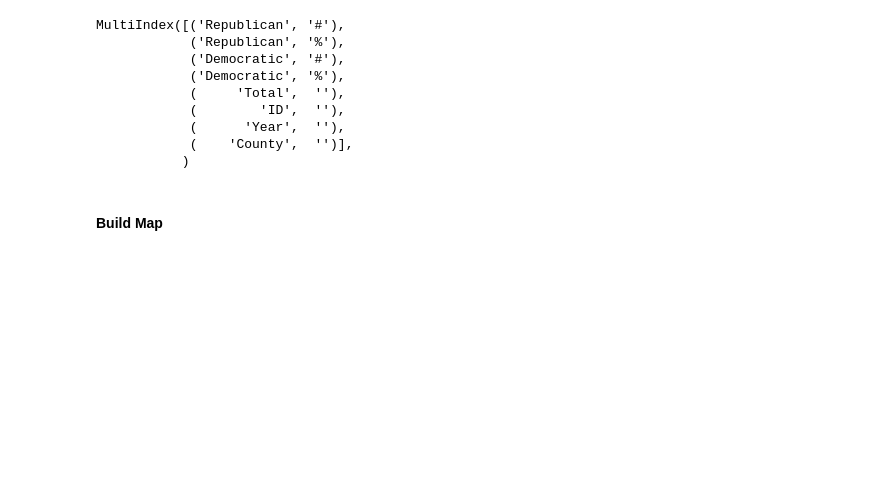
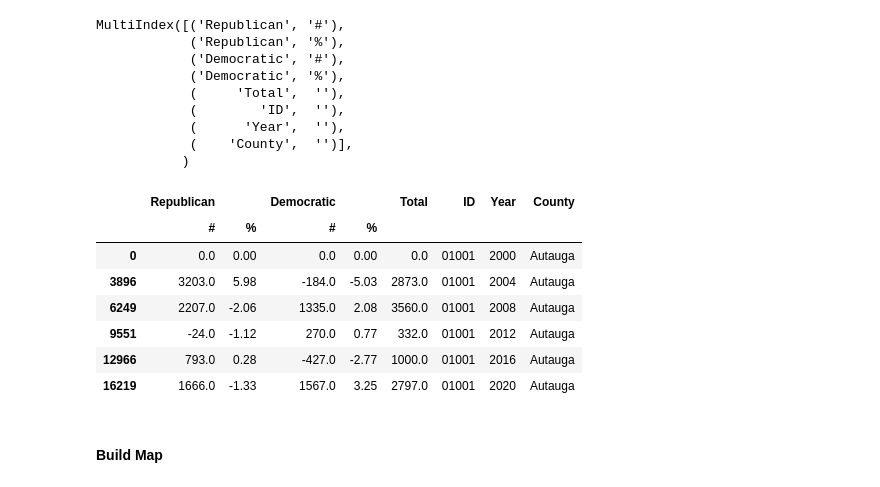
Before and after one commit to AkaiS/political_shift, a Jupyter notebook: sandbox.ipynb, the cells around one changed output. Saved outputs shown, nothing was run; the diff lists cells and outputs as text; code cells hidden in the pictures; blank space fills up the shorter version.

```diff
--- a/sandbox.ipynb
+++ b/sandbox.ipynb
@@ -735,6 +735,17 @@ MultiIndex([('Republican', '#'),
             (      'Year',  ''),
             (    'County',  '')],
            )
+# %%
+diff[diff['ID'] == '01001']
+# %% [output]
+|  | Republican |  | Democratic |  | Total | ID | Year | County |
+|  | # | % | # | % |  |  |  |  |
+| 0 | 0.0 | 0.00 | 0.0 | 0.00 | 0.0 | 01001 | 2000 | Autauga |
+| 3896 | 3203.0 | 5.98 | -184.0 | -5.03 | 2873.0 | 01001 | 2004 | Autauga |
+| 6249 | 2207.0 | -2.06 | 1335.0 | 2.08 | 3560.0 | 01001 | 2008 | Autauga |
+| 9551 | -24.0 | -1.12 | 270.0 | 0.77 | 332.0 | 01001 | 2012 | Autauga |
+| 12966 | 793.0 | 0.28 | -427.0 | -2.77 | 1000.0 | 01001 | 2016 | Autauga |
+| 16219 | 1666.0 | -1.33 | 1567.0 | 3.25 | 2797.0 | 01001 | 2020 | Autauga |
 # %% [markdown]
 #### Build Map
 # %%
```
Also changed, not shown: parts of 1 cell of this notebook.
